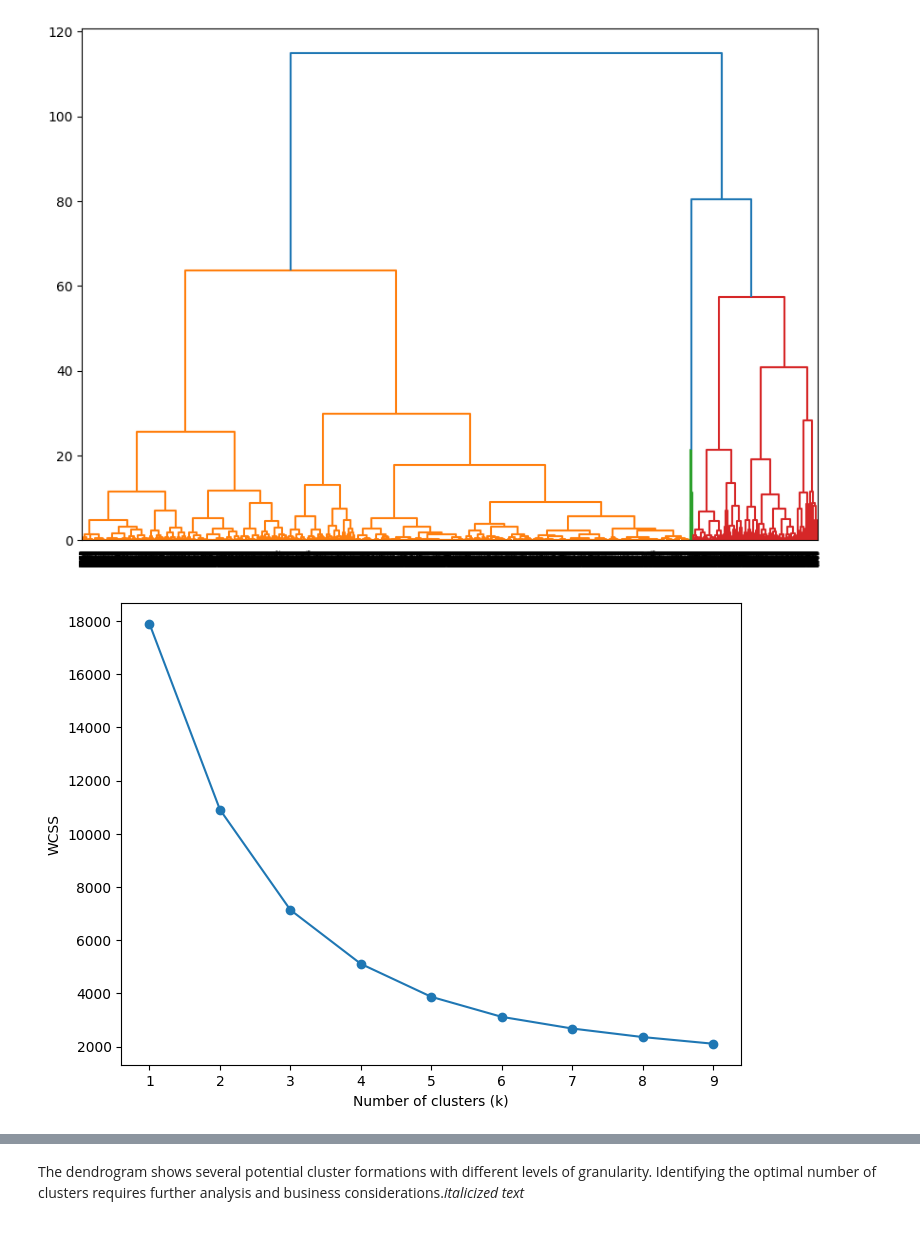
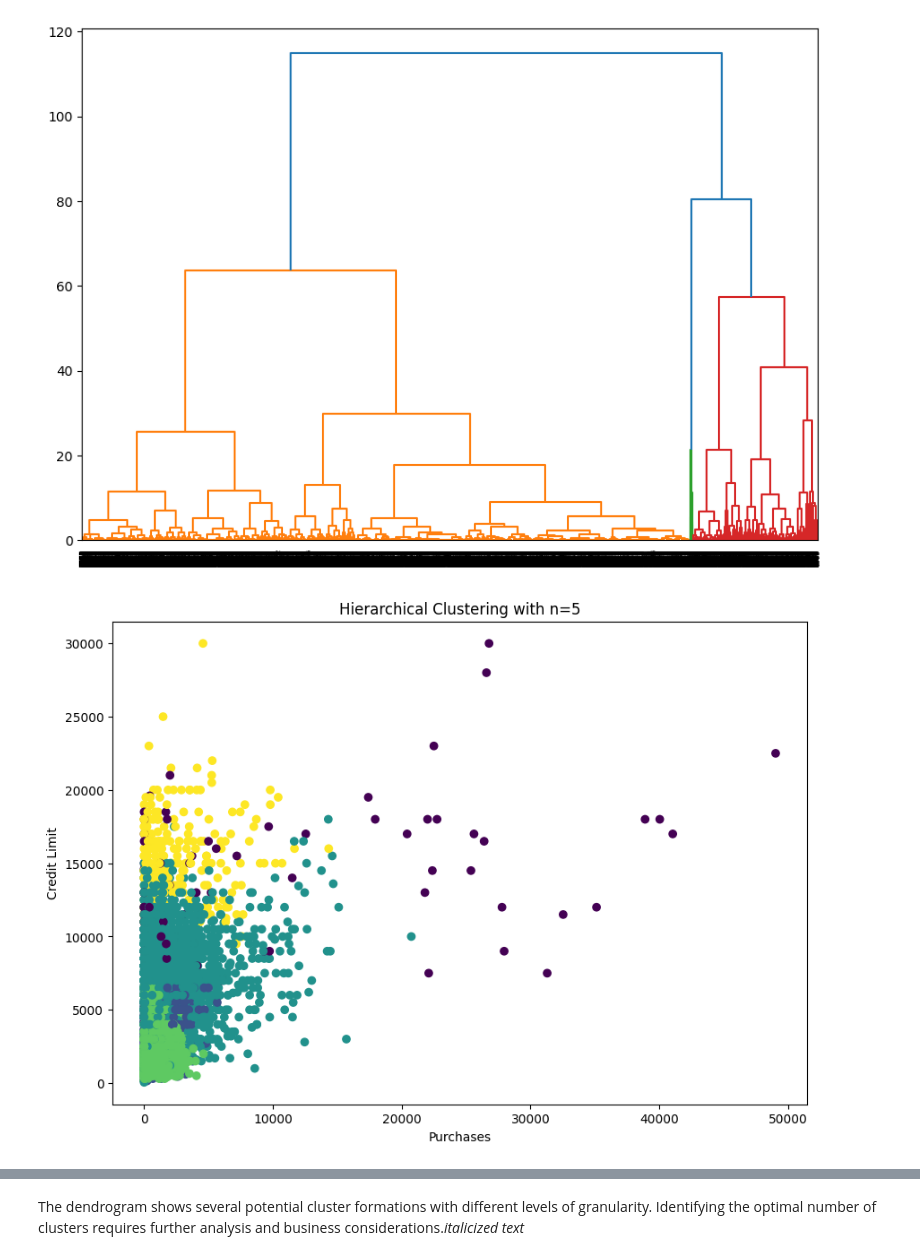
Before and after one commit to Lauraleejack/go-my-code, a Jupyter notebook: Unsupervised_learning.ipynb, the cells around one changed output, grey strips where cells are left out. Saved outputs shown, nothing was run; the diff lists cells and outputs as text; code cells hidden in the pictures.

```diff
--- a/Unsupervised_learning.ipynb
+++ b/Unsupervised_learning.ipynb
@@ -51,22 +51,3 @@ dendrogram(linked, orientation="top")
 plt.show()
 # %% [output]
 [figure]
-# %%
-from sklearn.cluster import KMeans
-
-# Elbow method to find the optimal number of clusters
-k_range = range(1, 10)
-wcss = []
-
-for k in k_range:
-    kmeans = KMeans(n_clusters=k, random_state=0)
-    kmeans.fit(scaled_features)
-    wcss.append(kmeans.inertia_)
-
-plt.figure(figsize=(8, 6))
-plt.plot(k_range, wcss, marker="o")
-plt.xlabel("Number of clusters (k)")
-plt.ylabel("WCSS")
-plt.show()
-# %% [output]
-[figure, removed]
@@ -73 +60,13 @@ plt.show()
+# %%
+# Visualize the clusters
+plt.figure(figsize=(10, 7))
+plt.scatter(
+    data["PURCHASES"], data["CREDIT_LIMIT"], c=data["h_clusters"], cmap="viridis"
+)
+plt.xlabel("Purchases")
+plt.ylabel("Credit Limit")
+plt.title("Hierarchical Clustering with n=5")
+plt.show()
+# %% [output]
+[figure, added]
 # %%
```
Also changed, not shown: parts of 3 cells of this notebook.
